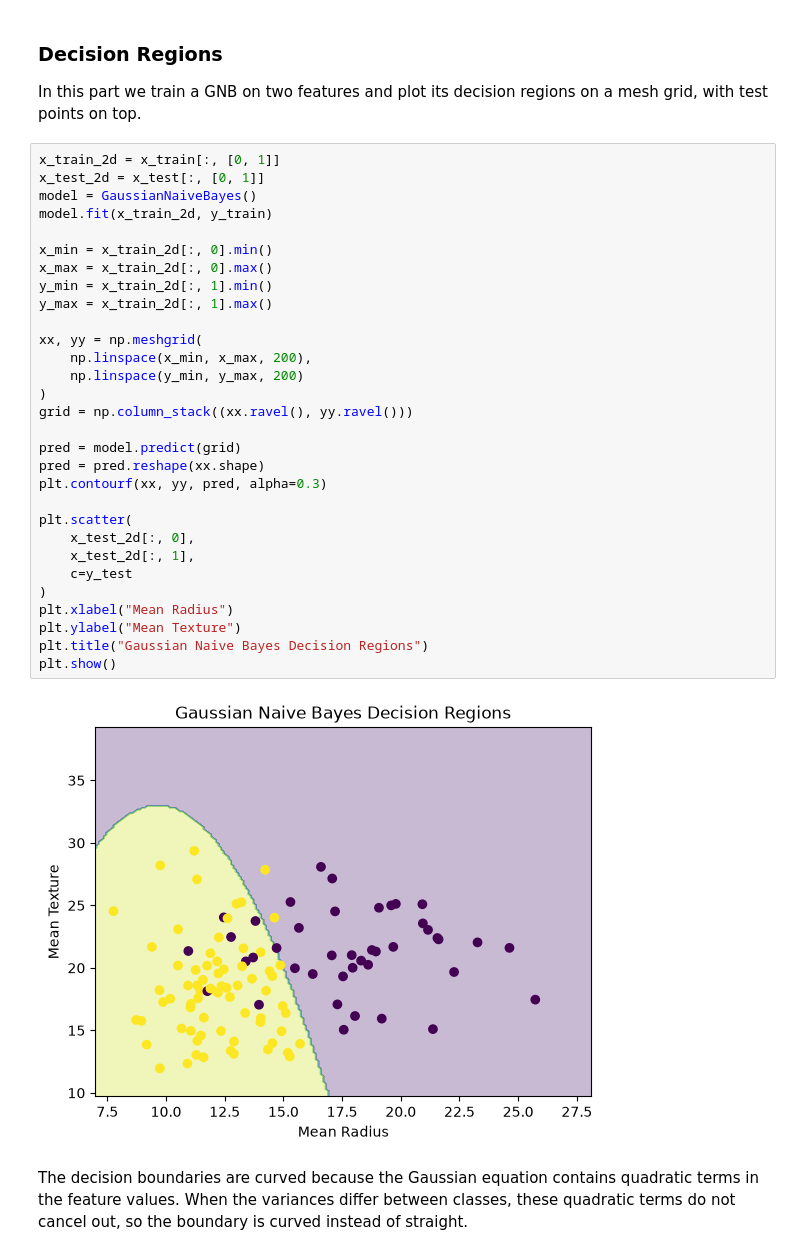
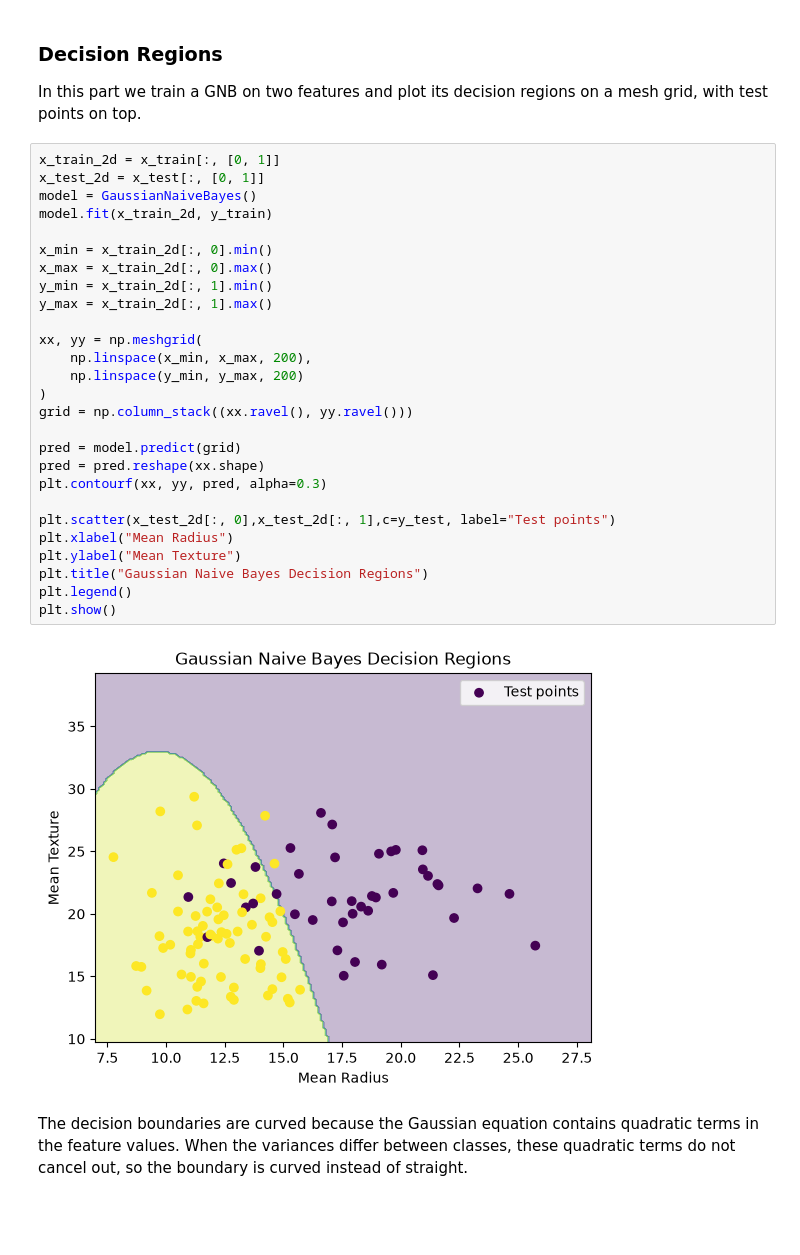
Before and after one commit to ahmedtolba481/Gaussian-Naive-Bayes-From-Scratch, a Jupyter notebook: GNB_20242023_20240523.ipynb, the cells around one changed output. Cells and saved outputs as stored; diff of their text form; blank space fills up the shorter version.

```diff
--- a/GNB_20242023_20240523.ipynb
+++ b/GNB_20242023_20240523.ipynb
@@ -481,35 +481,32 @@ In this part we train a GNB on two features and plot its decision regions on a m
 # %%
 x_train_2d = x_train[:, [0, 1]]
 x_test_2d = x_test[:, [0, 1]]
 model = GaussianNaiveBayes()
 model.fit(x_train_2d, y_train)
 
 x_min = x_train_2d[:, 0].min()
 x_max = x_train_2d[:, 0].max()
 y_min = x_train_2d[:, 1].min()
 y_max = x_train_2d[:, 1].max()
 
 xx, yy = np.meshgrid(
     np.linspace(x_min, x_max, 200),
     np.linspace(y_min, y_max, 200)
 )
 grid = np.column_stack((xx.ravel(), yy.ravel()))
 
 pred = model.predict(grid)
 pred = pred.reshape(xx.shape)
 plt.contourf(xx, yy, pred, alpha=0.3)
 
-plt.scatter(
-    x_test_2d[:, 0],
-    x_test_2d[:, 1],
-    c=y_test
-)
+plt.scatter(x_test_2d[:, 0],x_test_2d[:, 1],c=y_test, label="Test points")
 plt.xlabel("Mean Radius")
 plt.ylabel("Mean Texture")
 plt.title("Gaussian Naive Bayes Decision Regions")
+plt.legend()
 plt.show()
 # %% [output]
-[figure, old version]
+[figure, new version]
 # %% [markdown]
 The decision boundaries are curved because the Gaussian equation contains quadratic terms in the feature values. When the variances differ between classes, these quadratic terms do not cancel out, so the boundary is curved instead of straight.
 # %% [markdown]
```
